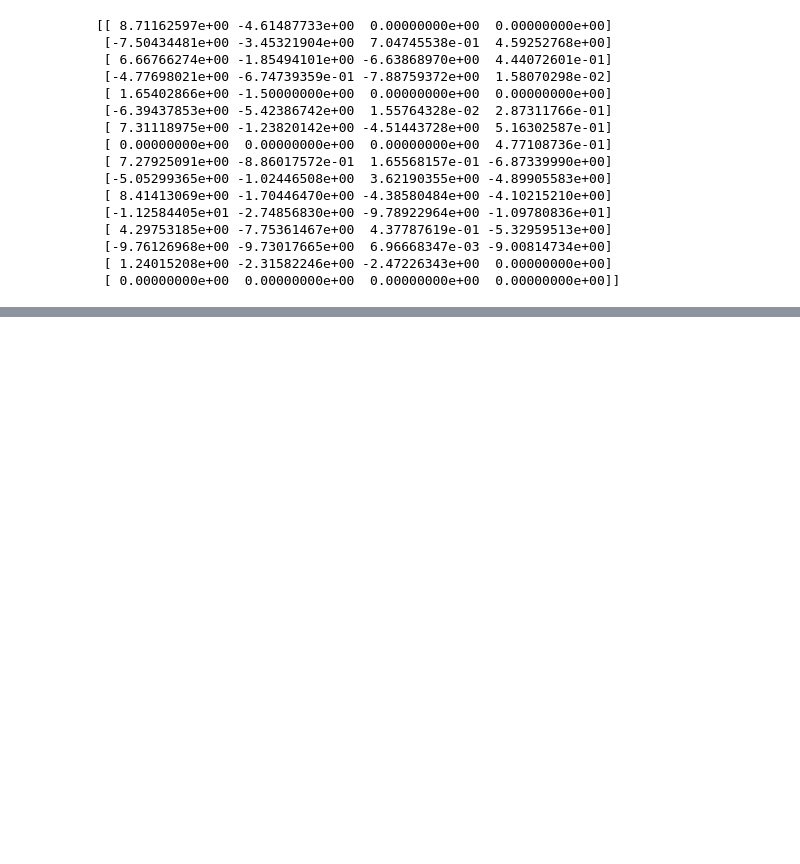
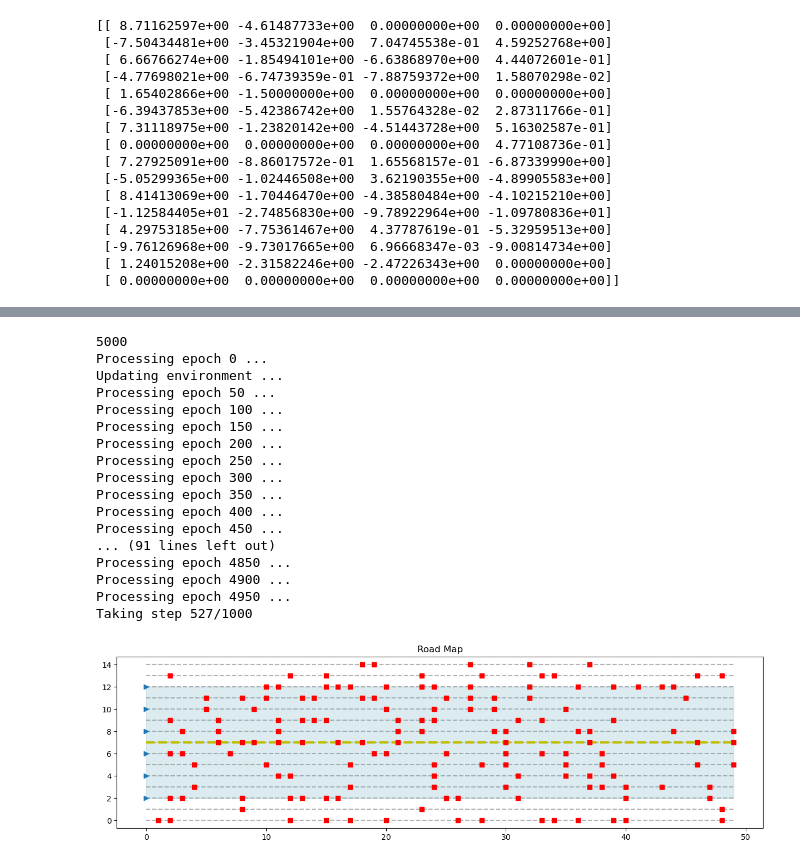
Before and after one commit to jiangzz-lab/GroverQLearning, a Jupyter notebook: sidewalk_env/QLearning_sidewalk.ipynb, the cells around one changed output, grey strips where cells are left out. Drawn from its saved outputs; the diff is of its cells as text; code cells hidden in the pictures; blank space fills up the shorter version.

```diff
--- a/sidewalk_env/QLearning_sidewalk.ipynb
+++ b/sidewalk_env/QLearning_sidewalk.ipynb
@@ -122,0 +140,38 @@ print(Elliot_c.Q_values)
+# %%
+from QQL_learner_trainer import ClassicalLearner
+
+env = side_walk_env_with_litter(50,15,12,2,0.2)
+env.plot_roadmap()
+Elliot_c = ClassicalLearner(env,env_type='local')
+hyperp = {'alpha': 0.1,
+          'gamma': 0.8,
+          'eps': 0.2,
+          'max_epochs': 5000,
+          'max_steps': 1000}
+
+# set hyperparms
+Elliot_c.set_hyperparams(hyperp)
+# TRAIN
+steps_in_all_epochs,target_reached_in_all_epochs,_ = Elliot_c.train()
+
+# plt.plot(steps_in_all_epochs)
+# print(Elliot_c.Q_values)
+# %% [output]
+5000
+Processing epoch 0 ...
+Updating environment ...
+Processing epoch 50 ...
+Processing epoch 100 ...
+Processing epoch 150 ...
+Processing epoch 200 ...
+Processing epoch 250 ...
+Processing epoch 300 ...
+Processing epoch 350 ...
+Processing epoch 400 ...
+Processing epoch 450 ...
+... (91 lines left out)
+Processing epoch 4850 ...
+Processing epoch 4900 ...
+Processing epoch 4950 ...
+Taking step 527/1000
+[figure, added]
```
Also changed, not shown: parts of 10 cells of this notebook, 2 other files.
